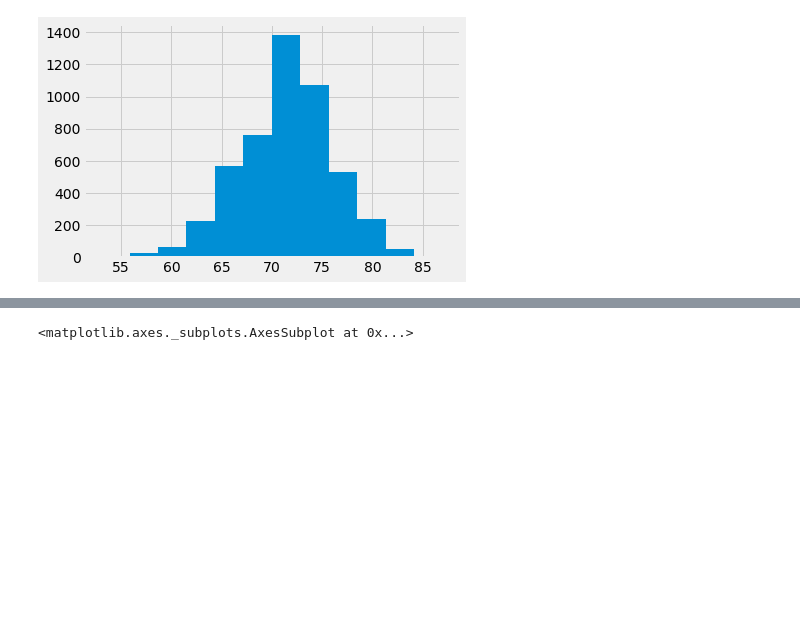
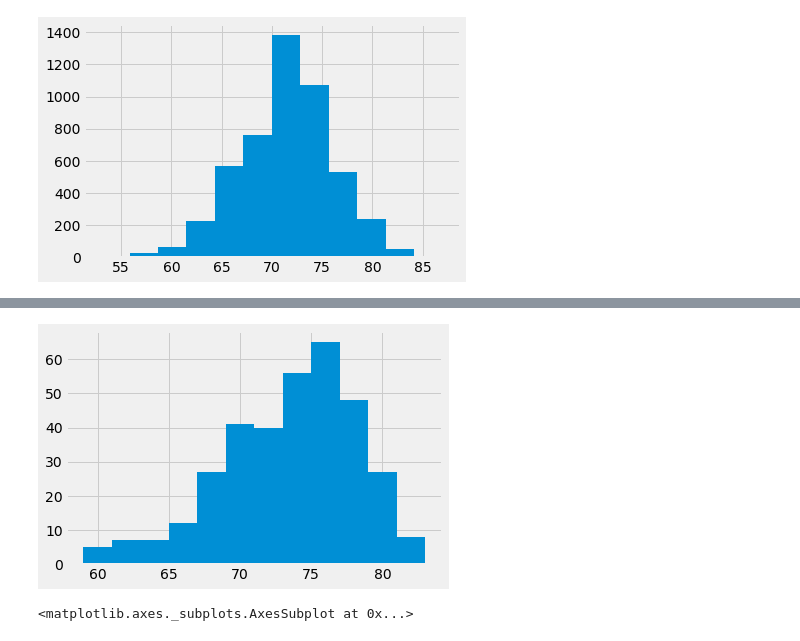
Before and after one commit to anPerger/SQL_alchemy_hw, a Jupyter notebook: climate_starter.ipynb, the cells around one changed output, grey strips where cells are left out. Cells and saved outputs as stored; diff of their text form; code cells hidden in the pictures; blank space fills up the shorter version.

```diff
--- a/climate_starter.ipynb
+++ b/climate_starter.ipynb
@@ -128,7 +128,6 @@ station_id
  'USC00516128']
 # %%
 measurement_frame = pd.DataFrame(measurement_results[:], columns=['station', 'date', 'prcp', 'tobs'])
-measurement_frame.set_index('date')
 measurement_frame
 # %% [output]
 |  | station | date | prcp | tobs |
@@ -305,3 +304,6 @@ plt.hist(year_tobs, bins=12)
 plt.show()
 # %% [output]
 [figure]
+# %%
+most_frq_station = measurement_station_frame[measurement_station_frame['station']=='USC00519281']
+most_frq_station
@@ -307,0 +324,3 @@ plt.show()
+# %%
+frq_station_year = most_frq_station.set_index('date').last("12M")
+frq_station_year
@@ -308,3 +342,9 @@ plt.show()
+# %%
+most_frq_tobs = frq_station_year['tobs']
+plt.hist(most_frq_tobs, bins=12)
+plt.show()
+# %% [output]
+[figure, added]
 # %%
 year_prcp = last_year['prcp']
 year_prcp.plot(kind='bar')
```
Also changed, not shown: parts of 2 cells of this notebook.
